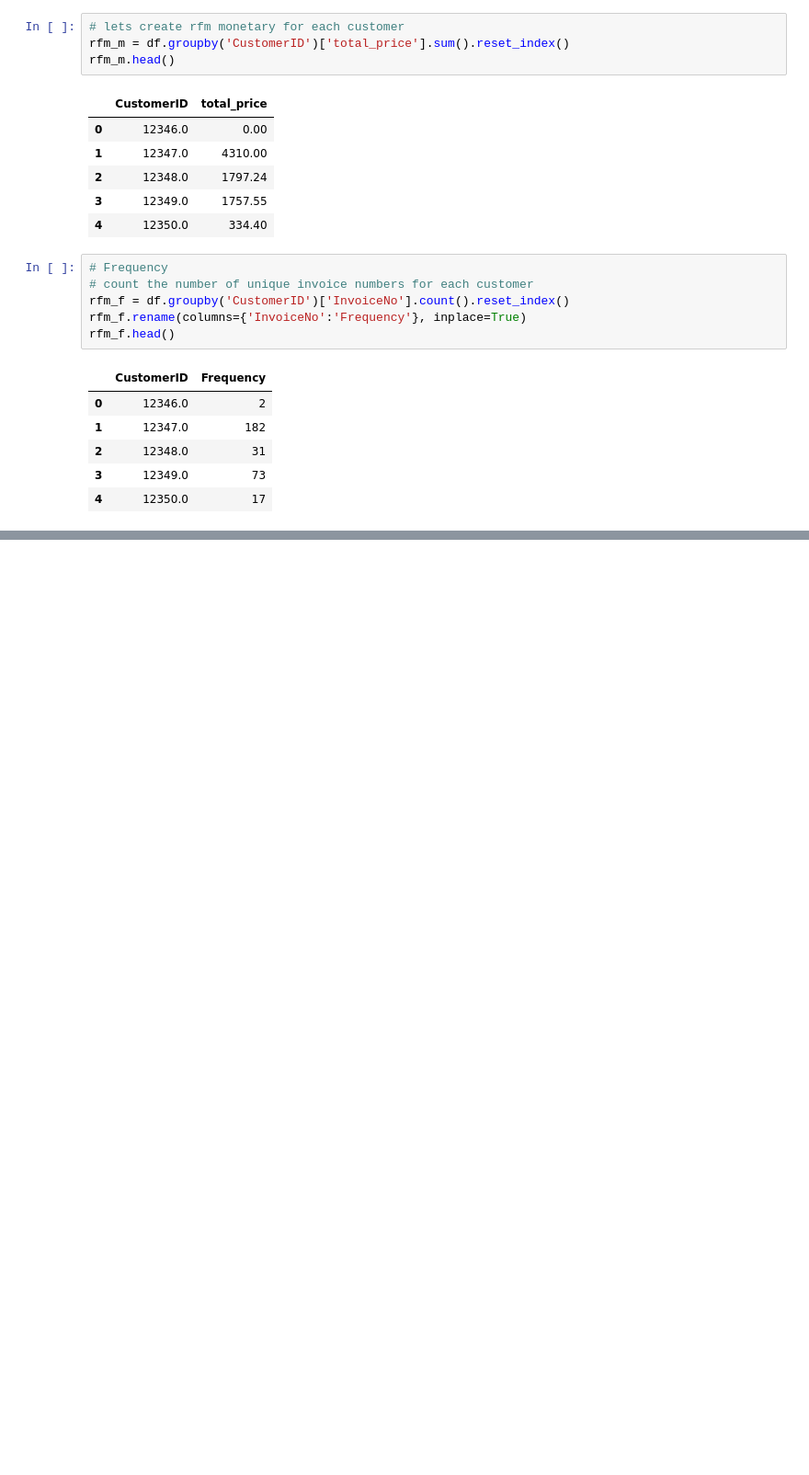
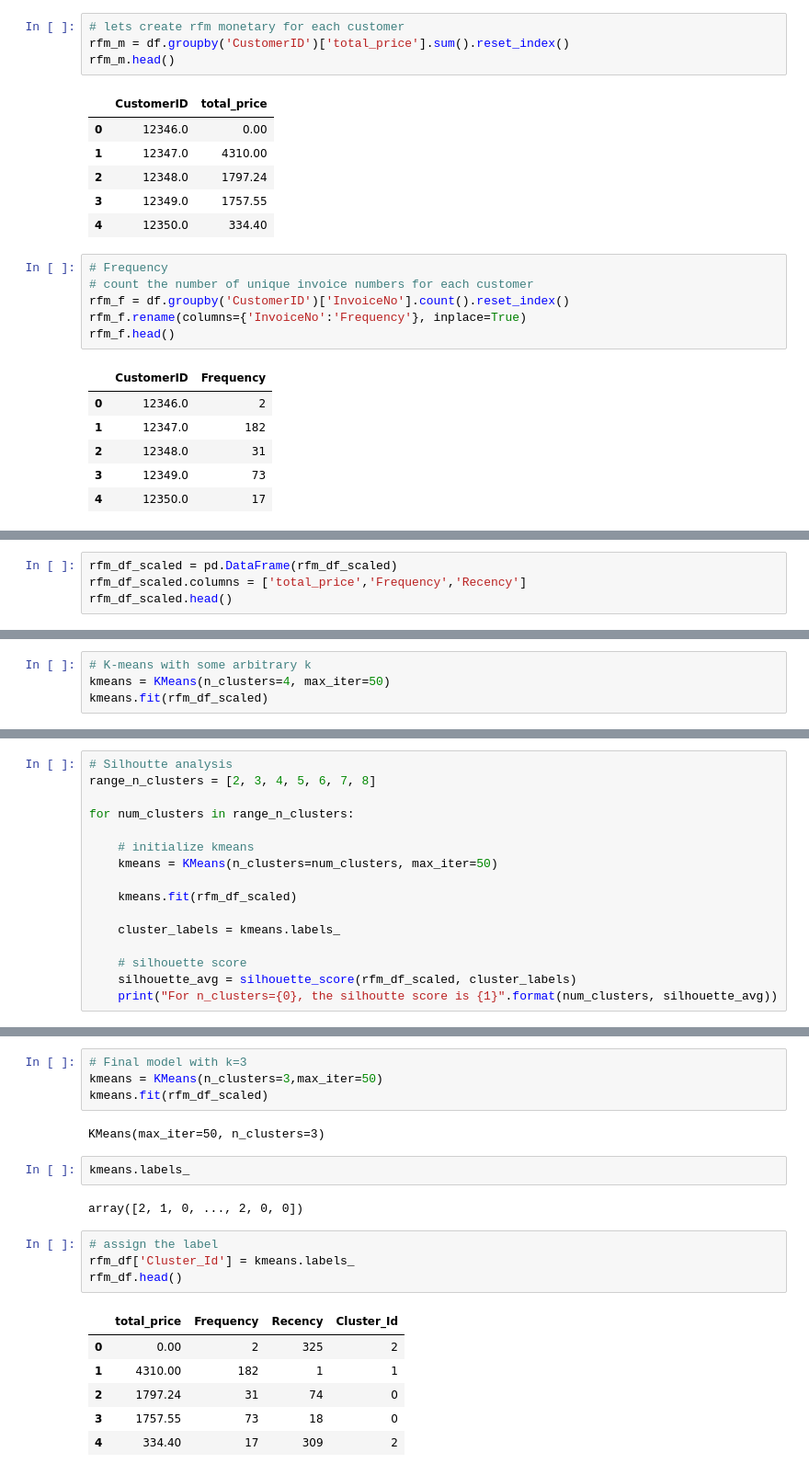
Before and after one commit to MuindeEsther/InternSavy-Projects, a Jupyter notebook: Task/data visualization.ipynb, the cells around one changed output, grey strips where cells are left out. Shown at 92% size. Cells and saved outputs as stored; diff of their text form; blank space fills up the shorter version.

Commit message:
clustering

```diff
--- a/Task/data visualization.ipynb
+++ b/Task/data visualization.ipynb
@@ -144,0 +292,4 @@ Index(['CustomerID', 'InvoiceNo'], dtype='object')
+# %%
+rfm_df_scaled = pd.DataFrame(rfm_df_scaled)
+rfm_df_scaled.columns = ['total_price','Frequency','Recency']
+rfm_df_scaled.head()
@@ -144,0 +307,4 @@ Index(['CustomerID', 'InvoiceNo'], dtype='object')
+# %%
+# K-means with some arbitrary k
+kmeans = KMeans(n_clusters=4, max_iter=50)
+kmeans.fit(rfm_df_scaled)
@@ -144,0 +369,16 @@ Index(['CustomerID', 'InvoiceNo'], dtype='object')
+# %%
+# Silhoutte analysis
+range_n_clusters = [2, 3, 4, 5, 6, 7, 8]
+
+for num_clusters in range_n_clusters:
+
+    # initialize kmeans
+    kmeans = KMeans(n_clusters=num_clusters, max_iter=50)
+
+    kmeans.fit(rfm_df_scaled)
+
+    cluster_labels = kmeans.labels_
+
+    # silhouette score
+    silhouette_avg = silhouette_score(rfm_df_scaled, cluster_labels)
+    print("For n_clusters={0}, the silhoutte score is {1}".format(num_clusters, silhouette_avg))
@@ -144,0 +399,21 @@ Index(['CustomerID', 'InvoiceNo'], dtype='object')
+# %%
+# Final model with k=3
+kmeans = KMeans(n_clusters=3,max_iter=50)
+kmeans.fit(rfm_df_scaled)
+# %% [output]
+KMeans(max_iter=50, n_clusters=3)
+# %%
+kmeans.labels_
+# %% [output]
+array([2, 1, 0, ..., 2, 0, 0])
+# %%
+# assign the label
+rfm_df['Cluster_Id'] = kmeans.labels_
+rfm_df.head()
+# %% [output]
+|  | total_price | Frequency | Recency | Cluster_Id |
+| 0 | 0.00 | 2 | 325 | 2 |
+| 1 | 4310.00 | 182 | 1 | 1 |
+| 2 | 1797.24 | 31 | 74 | 0 |
+| 3 | 1757.55 | 73 | 18 | 0 |
+| 4 | 334.40 | 17 | 309 | 2 |
```
Also changed, not shown: parts of 26 cells of this notebook.
